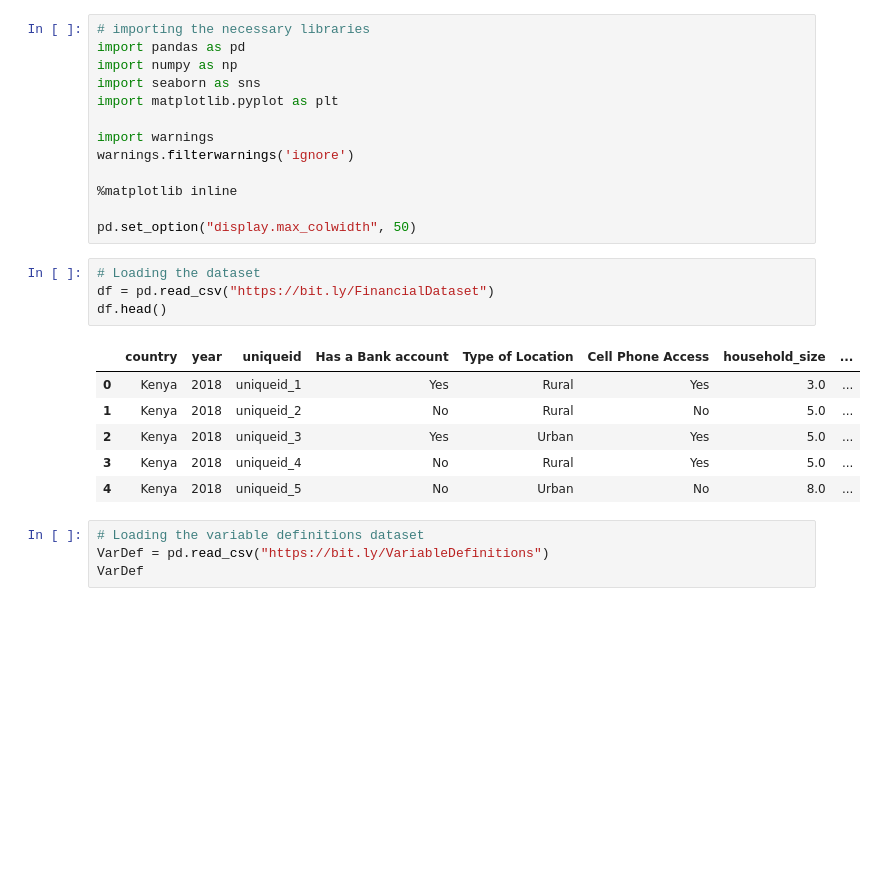
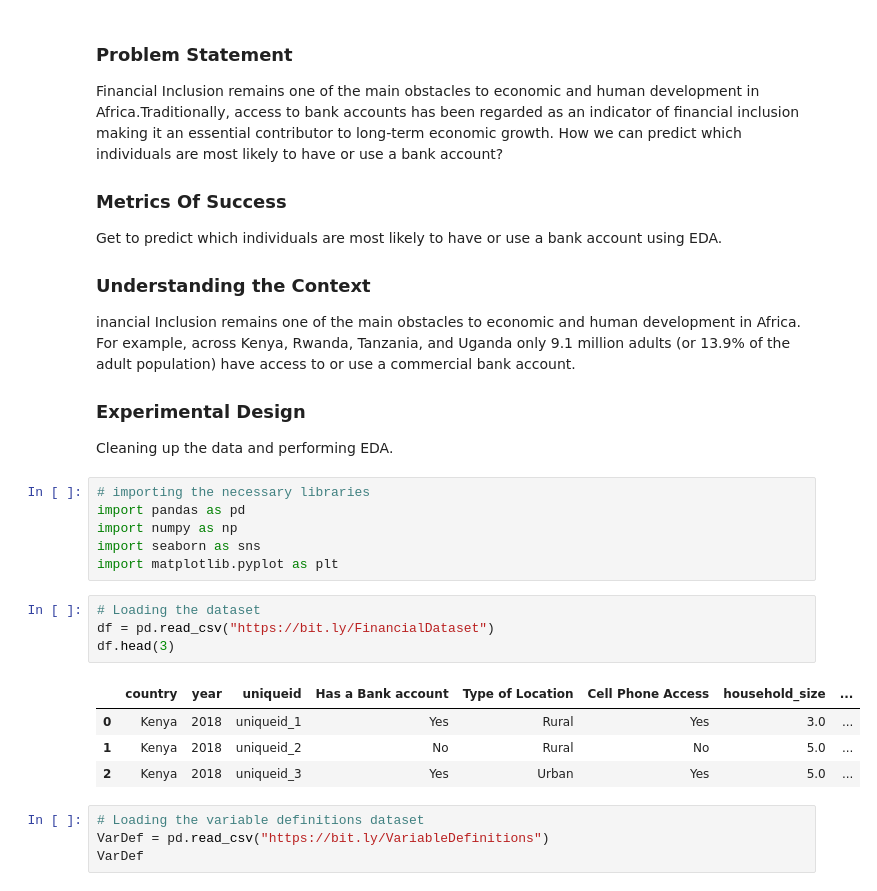
Before and after one commit to KaruraM/ANALYSIS, a Jupyter notebook: ANALYSIS.ipynb, the cells around one changed output. Cells and saved outputs as stored; diff of their text form; blank space fills up the shorter version.

```diff
--- a/ANALYSIS.ipynb
+++ b/ANALYSIS.ipynb
@@ -1,29 +1,36 @@
 # %% [markdown]
 <a href="https://colab.research.google.com/github/KaruraM/ANALYSIS/blob/main/ANALYSIS.ipynb" target="_parent"><img src="https://colab.research.google.com/assets/colab-badge.svg" alt="Open In Colab"/></a>
+# %% [markdown]
+### **Problem Statement**
+
+Financial Inclusion remains one of the main obstacles to economic and human development in Africa.Traditionally, access to bank accounts has been regarded as an indicator of financial inclusion making it an essential contributor to long-term economic growth. How we can predict which individuals are most likely to have or use a bank account?
+
+### **Metrics Of  Success**
+
+Get to predict which individuals are most likely to have or use a bank account using EDA.
+
+### **Understanding the Context**
+
+inancial Inclusion remains one of the main obstacles to economic and human development in Africa. For example, across Kenya, Rwanda, Tanzania, and Uganda only 9.1 million adults (or 13.9% of the adult population) have access to or use a commercial bank account.
+
+### **Experimental Design**
+
+Cleaning up the data and performing EDA.
 # %%
 # importing the necessary libraries
 import pandas as pd
 import numpy as np
 import seaborn as sns
 import matplotlib.pyplot as plt
-
-import warnings
-warnings.filterwarnings('ignore')
-
-%matplotlib inline
-
-pd.set_option("display.max_colwidth", 50)
 # %%
 # Loading the dataset
 df = pd.read_csv("https://bit.ly/FinancialDataset")
-df.head()
+df.head(3)
 # %% [output]
 |  | country | year | uniqueid | Has a Bank account | Type of Location | Cell Phone Access | household_size | ... |
 | 0 | Kenya | 2018 | uniqueid_1 | Yes | Rural | Yes | 3.0 | ... |
 | 1 | Kenya | 2018 | uniqueid_2 | No | Rural | No | 5.0 | ... |
 | 2 | Kenya | 2018 | uniqueid_3 | Yes | Urban | Yes | 5.0 | ... |
-| 3 | Kenya | 2018 | uniqueid_4 | No | Rural | Yes | 5.0 | ... |
-| 4 | Kenya | 2018 | uniqueid_5 | No | Urban | No | 8.0 | ... |
 # %%
 # Loading the variable definitions dataset
 VarDef = pd.read_csv("https://bit.ly/VariableDefinitions")
```
Also changed, not shown: parts of 48 cells of this notebook.
